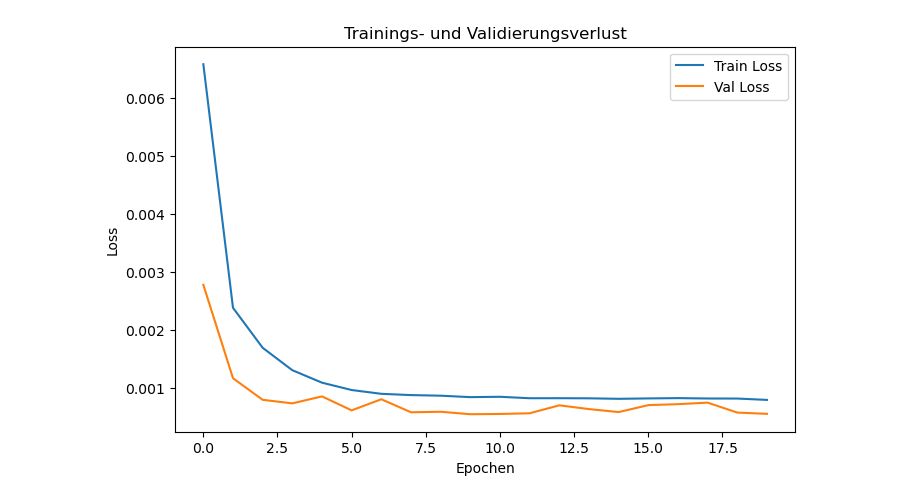
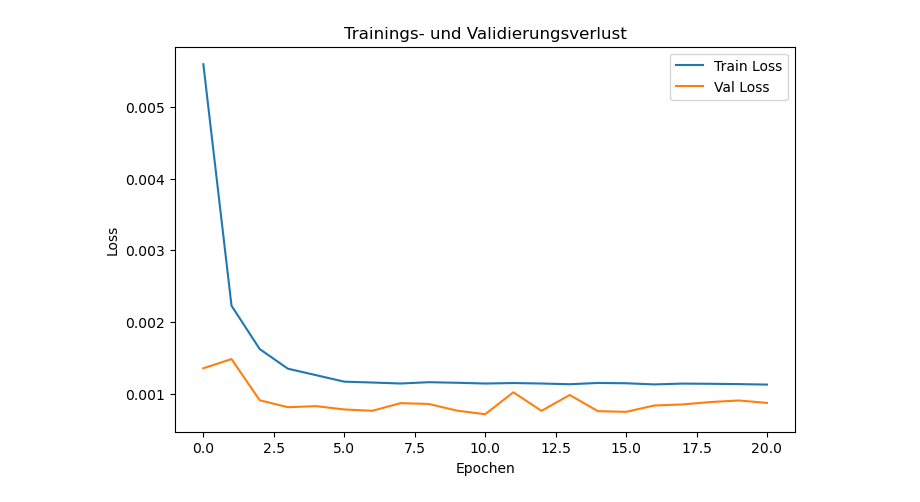
Before and after one commit to maxwebcloud/ep_forecasting, a Jupyter notebook: lstm_model_pytorch.ipynb, the cells around one changed output. Saved outputs shown, nothing was run; the diff lists cells and outputs as text; code cells hidden in the pictures.

Commit message:
current state of rnn, lstm, slstm

```diff
--- a/lstm_model_pytorch.ipynb
+++ b/lstm_model_pytorch.ipynb
@@ -58,5 +83,5 @@ with open("data/df_final_viz.pkl", "rb") as f:
 # %%
-# In Torch-Tensoren umwandeln
+# Convert data into PyTorch tensors
 X_train_tensor = torch.tensor(X_train, dtype=torch.float32)
 y_train_tensor = torch.tensor(y_train, dtype=torch.float32).unsqueeze(1)
 
@@ -66,11 +91,12 @@ y_val_tensor = torch.tensor(y_val, dtype=torch.float32).unsqueeze(1)
 X_test_tensor = torch.tensor(X_test, dtype=torch.float32)
 y_test_tensor = torch.tensor(y_test, dtype=torch.float32).unsqueeze(1)
 
-# Datasets und DataLoader
+# Create TensorDataset for train, validation, and test sets
 train_dataset = TensorDataset(X_train_tensor, y_train_tensor)
 val_dataset = TensorDataset(X_val_tensor, y_val_tensor)
 test_dataset = TensorDataset(X_test_tensor, y_test_tensor)
 
-train_loader = DataLoader(train_dataset, batch_size=32, shuffle=True, drop_last = True, num_workers = 6)
-val_loader = DataLoader(val_dataset, batch_size=32, shuffle=False, drop_last = True, num_workers = 6)
-test_loader = DataLoader(test_dataset, batch_size=32, shuffle=False, drop_last = True, num_workers = 6)
+#DataLoader
+train_loader = DataLoader(train_dataset, batch_size=32, shuffle=True, drop_last=False, num_workers=6)
+val_loader = DataLoader(val_dataset, batch_size=32, shuffle=False, drop_last=False, num_workers=6)
+test_loader = DataLoader(test_dataset, batch_size=32, shuffle=False, drop_last=False, num_workers=6)
@@ -83,9 +107,12 @@ PyTorch nutzt jetzt 6 Threads
 # %%
+USE_GPU = False
 
-# Device-Konfiguration für Apple M2 Max (MPS) oder CPU
-USE_GPU = False
-device = torch.device("mps" if USE_GPU and torch.backends.mps.is_available() else "cpu")
-print(f"Modell läuft auf: {device}")
+if USE_GPU and torch.backends.mps.is_available():
+    device = torch.device("mps")
+else:
+    device = torch.device("cpu")
+
+print(f"Model runs on: {device}")
 
 class LSTMModel(nn.Module):
     def __init__(self, input_size, hp):
@@ -219,16 +244,17 @@ criterion = nn.MSELoss()
 optimizer = torch.optim.Adam(final_model.parameters(), lr=best_hp['learning_rate'], weight_decay=best_hp['weight_decay'])
 
 num_epochs = 50
-patience = 10  # Stop, wenn val_loss sich x Epochen lang nicht verbessert
+train_loss_history = []
+val_loss_history = []
+patience = 10
 best_val_loss = float('inf')
 early_stopping_counter = 0
-train_loss_history = []
-val_loss_history = []
 
 for epoch in range(num_epochs):
     final_model.train()
     train_loss = 0.0
     for X_batch, y_batch in train_loader:
+        X_batch, y_batch = X_batch.to(device), y_batch.to(device)
         optimizer.zero_grad()
         y_pred = final_model(X_batch)
         loss = criterion(y_pred, y_batch)
@@ -243,6 +269,7 @@ for epoch in range(num_epochs):
     val_loss = 0.0
     with torch.no_grad():
         for X_batch, y_batch in val_loader:
+            X_batch, y_batch = X_batch.to(device), y_batch.to(device)
             y_pred = final_model(X_batch)
             loss = criterion(y_pred, y_batch)
             val_loss += loss.item()
@@ -255,17 +282,18 @@ for epoch in range(num_epochs):
     if val_loss < best_val_loss:
         best_val_loss = val_loss
         early_stopping_counter = 0  # Reset Counter
+        torch.save(final_model.state_dict(), "saved_models/lstm_model_final.pth")  # Save best model
     else:
         early_stopping_counter += 1
         if early_stopping_counter >= patience:
             print(f"Early stopping nach {epoch+1} Epochen.")
             break
 
-# Save weights of the model
-torch.save(final_model.state_dict(), "saved_models/lstm_model_final.pth")
+    # Save weights of the model
+    torch.save(final_model.state_dict(), "saved_models/rnn_model_final.pth")
 
 
-# **Trainingshistorie plotten**
+# Trainingshistorie plotten
 plt.figure(figsize=(8, 5))
 plt.plot(train_loss_history, label="Train Loss")
 plt.plot(val_loss_history, label="Val Loss")
@@ -295,4 +323,4 @@ Early stopping nach 20 Epochen.
-[figure, old version]
+[figure, new version]
 # %%
 # load trained model
 lstm_final = LSTMModel(input_size=X_train.shape[2], hp=best_hp)
```
Also changed, not shown: parts of 12 cells of this notebook, 2 other files.
